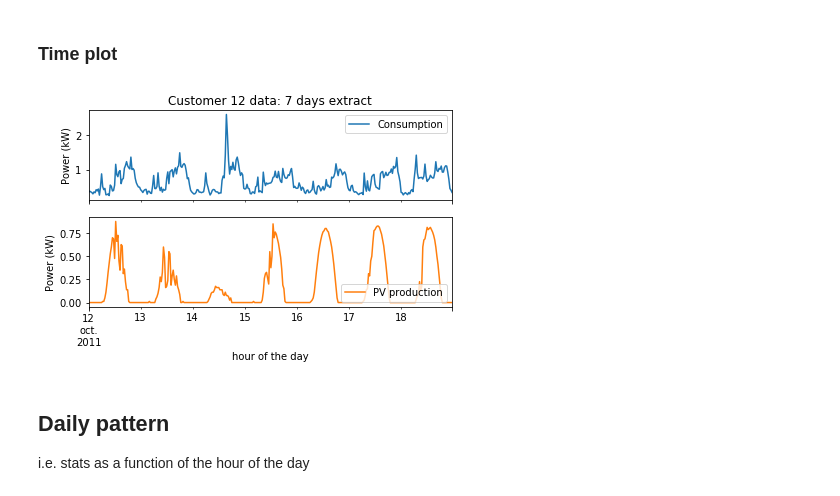
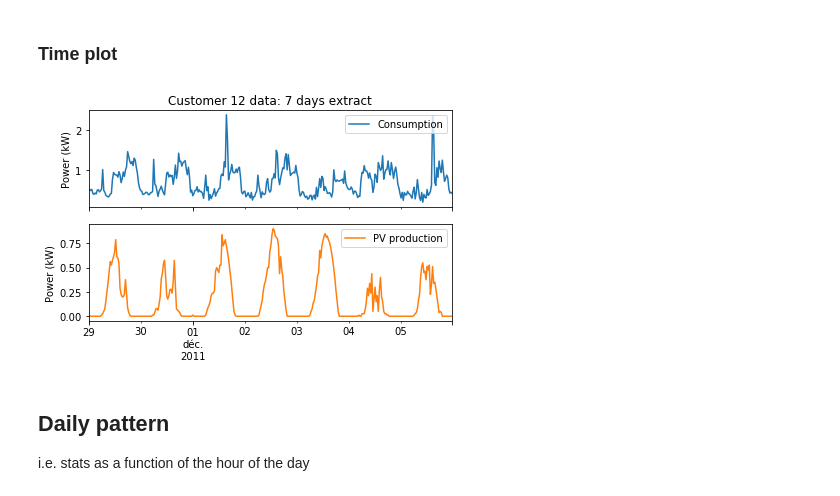
Before and after one commit to pierre-haessig/ausgrid-solar-data, a Jupyter notebook: Customer exploration.ipynb, the cells around one changed output. Saved outputs shown, nothing was run; the diff lists cells and outputs as text; code cells hidden in the pictures.

```diff
--- a/Customer exploration.ipynb
+++ b/Customer exploration.ipynb
@@ -83,27 +103,27 @@ E_cons
 # %%
 fig, (ax1, ax2) = plt.subplots(2,1, sharex=True)
 
-sl = slice('2011-10-12','2011-10-18') # 3 semi-cloudy, 1 very cloudy, 3 sunny days
+#sl = slice('2011-10-12','2011-10-18') # 3 semi-cloudy, 1 very cloudy, 3 sunny days
+sl = slice('2011-11-29','2011-12-05')
 #sl=slice(0, -1)
 cons[sl].plot(ax=ax1, label='Consumption')
 prod[sl].plot(ax=ax2, color='tab:orange', label='PV production')
 
 ax1.legend(loc='upper right')
-ax2.legend(loc='lower right')
+ax2.legend(loc='upper right')
 
 ax1.set(
     title='Customer %d data: 7 days extract' % n_cust,
     ylabel='Power (kW)'
 )
 ax2.set(
-    xlabel='hour of the day',
     ylabel='Power (kW)'
 );
 
 fig.tight_layout()
 fig.savefig('customer/12/data_week_%s.png' % sl.start, dpi=200, bbox_inches='tight')
 # %% [output]
-[figure, old version]
+[figure, new version]
 # %% [markdown]
 ## Daily pattern
 
```
Also changed, not shown: parts of 20 cells of this notebook, 10 other files.
